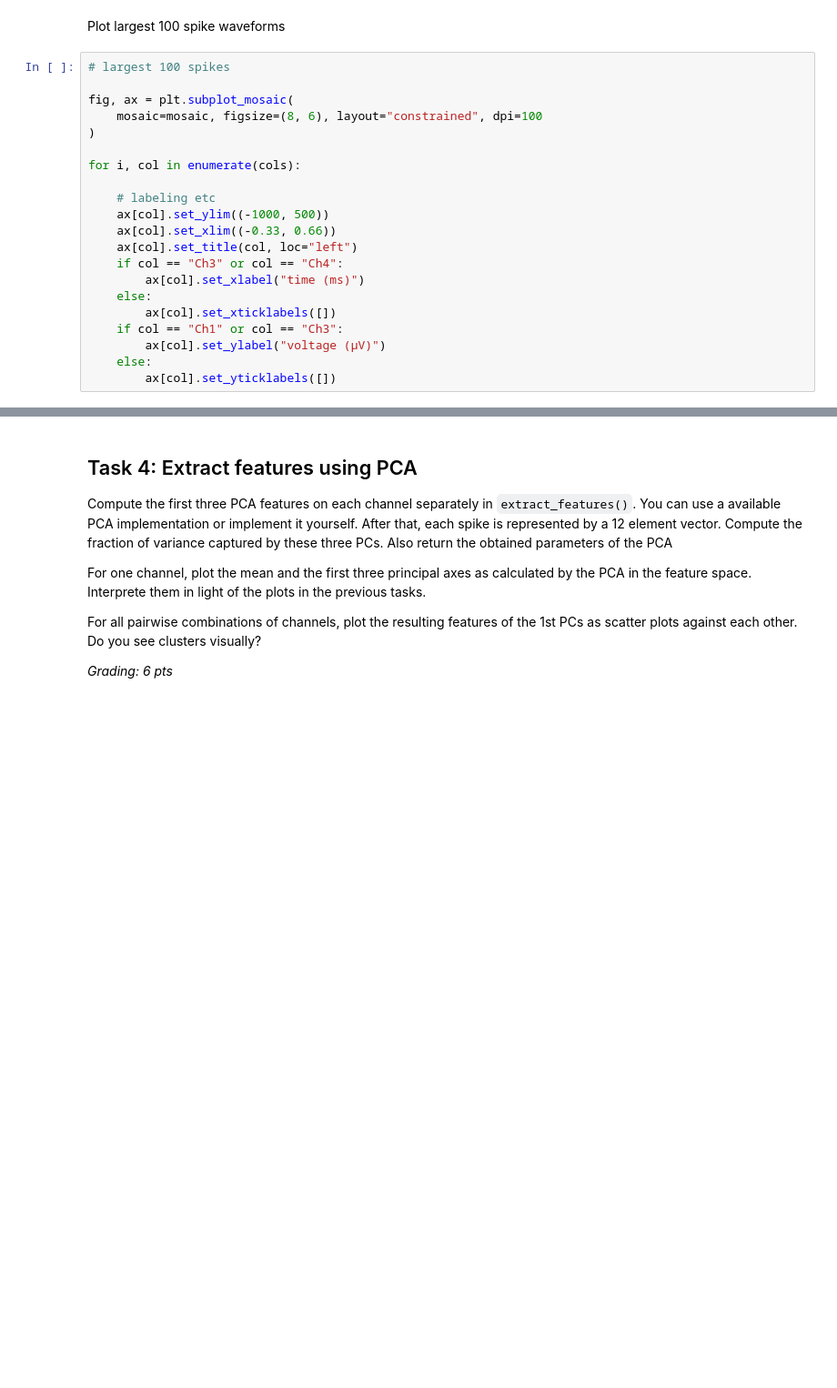
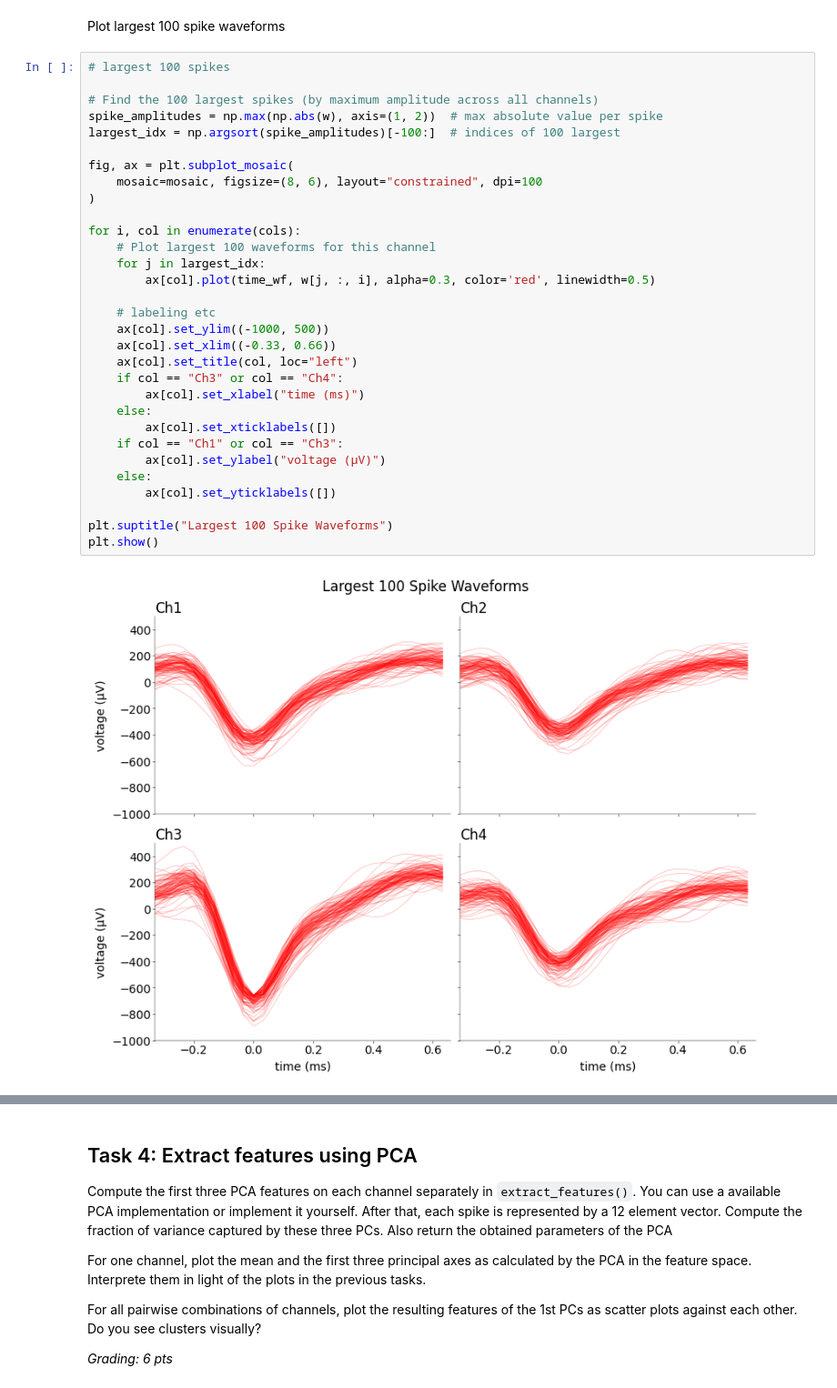
Before and after one commit to F-vdHaar/neural_data_science, a Jupyter notebook: notebooks/CodingLab1.ipynb, the cells around one changed output, grey strips where cells are left out. Shown at 91% size. Drawn from its saved outputs; the diff is of its cells as text; blank space fills up the shorter version.

```diff
--- a/notebooks/CodingLab1.ipynb
+++ b/notebooks/CodingLab1.ipynb
@@ -356,25 +443,37 @@ for i, col in enumerate(cols):
 Plot largest 100 spike waveforms
 # %%
 # largest 100 spikes
+
+# Find the 100 largest spikes (by maximum amplitude across all channels)
+spike_amplitudes = np.max(np.abs(w), axis=(1, 2))  # max absolute value per spike
+largest_idx = np.argsort(spike_amplitudes)[-100:]  # indices of 100 largest
 
 fig, ax = plt.subplot_mosaic(
     mosaic=mosaic, figsize=(8, 6), layout="constrained", dpi=100
 )
 
 for i, col in enumerate(cols):
+    # Plot largest 100 waveforms for this channel
+    for j in largest_idx:
+        ax[col].plot(time_wf, w[j, :, i], alpha=0.3, color='red', linewidth=0.5)
 
     # labeling etc
     ax[col].set_ylim((-1000, 500))
     ax[col].set_xlim((-0.33, 0.66))
     ax[col].set_title(col, loc="left")
     if col == "Ch3" or col == "Ch4":
         ax[col].set_xlabel("time (ms)")
     else:
         ax[col].set_xticklabels([])
     if col == "Ch1" or col == "Ch3":
         ax[col].set_ylabel("voltage (μV)")
     else:
         ax[col].set_yticklabels([])
+
+plt.suptitle("Largest 100 Spike Waveforms")
+plt.show()
+# %% [output]
+[figure, added]
 # %% [markdown]
 ### Questions
 
```
Also changed, not shown: parts of 26 cells of this notebook.
